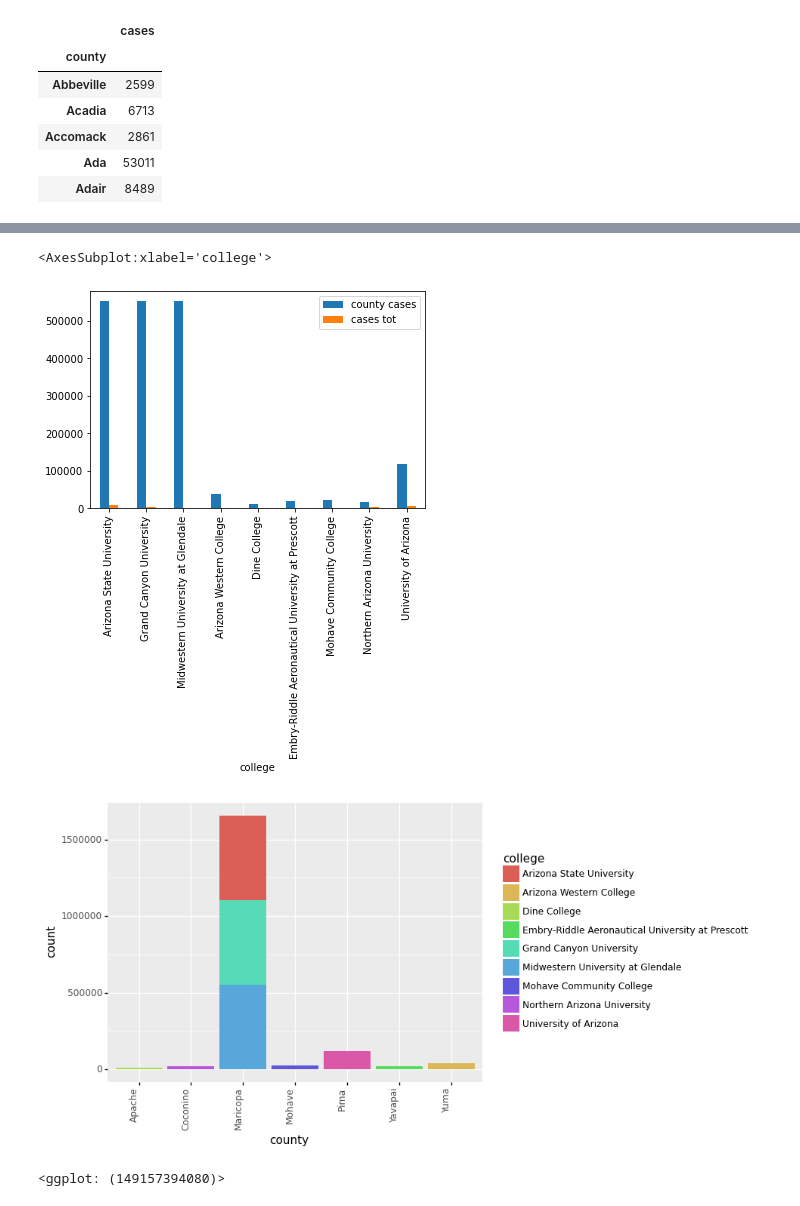
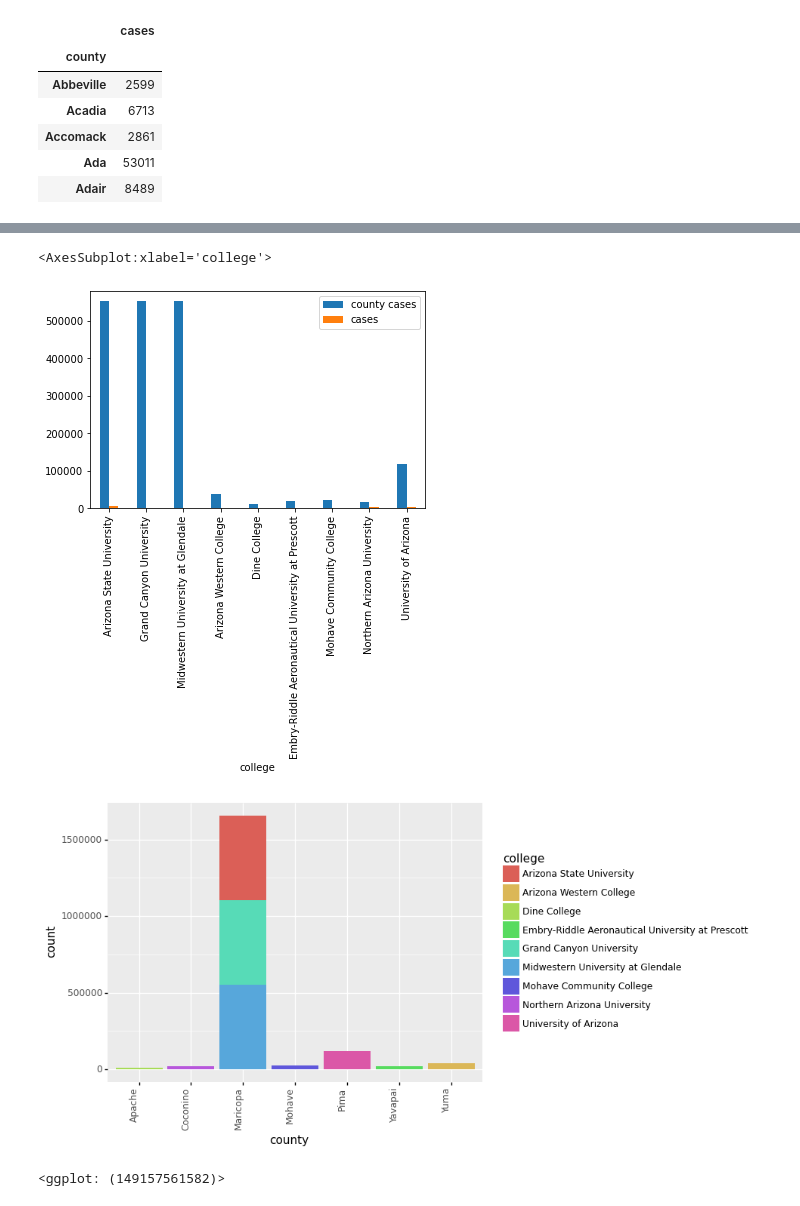
Before and after one commit to sabcodes/sta141B-final, a Jupyter notebook: Data-Graphs.ipynb, the cells around one changed output, grey strips where cells are left out. Drawn from its saved outputs; the diff is of its cells as text; code cells hidden in the pictures.

```diff
--- a/Data-Graphs.ipynb
+++ b/Data-Graphs.ipynb
@@ -213,3 +155,0 @@ dfm.head()
-# %%
-df_arizona= dfm[dfm['state'] == 'Arizona']
-df_arizona.head(10)
@@ -233,11 +162,11 @@ ggplot(df_arizona, aes(x='college', weight = 'cases tot', fill = 'college')) + g
 # %%
-z = ['county cases', 'cases tot']
+z = ['county cases', 'cases']
 df_arizona.plot(x="college", y=z, kind="bar")
 # %% [output]
 <AxesSubplot:xlabel='college'>
-[figure, old version]
+[figure, new version]
 # %%
 ggplot(df_arizona, aes(x='county', weight = 'county cases', fill = 'college')) + geom_col(stat = "count",) + theme(axis_text_x  = element_text(angle = 90, hjust = 1))
 # %% [output]
 [figure]
-<ggplot: (149157394080)>
+<ggplot: (149157561582)>
```
Also changed, not shown: parts of 29 cells of this notebook, 1 other file.
